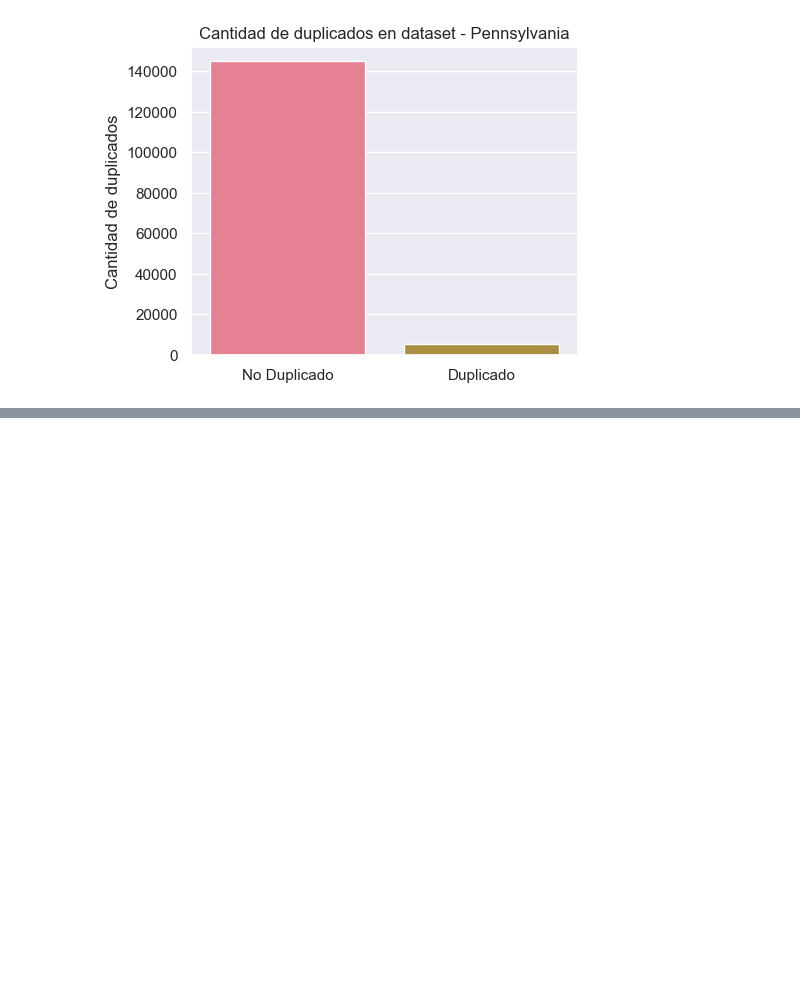
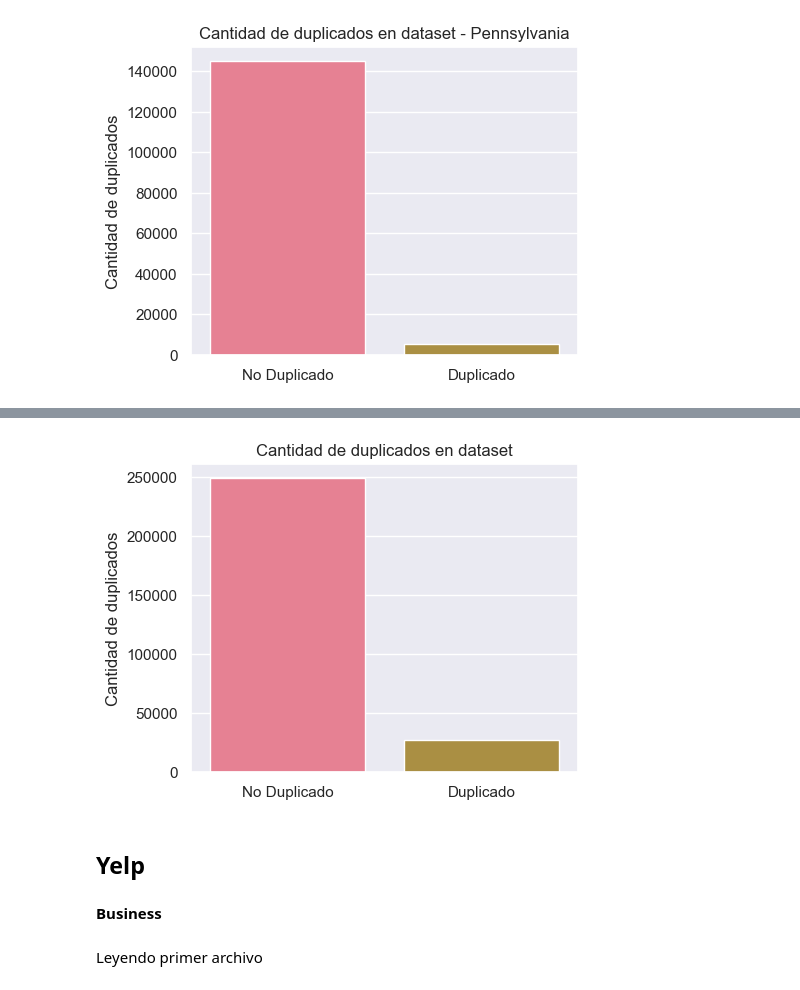
Before and after one commit to ksfajardo/PG-YELP-GMAPS, a Jupyter notebook: EDA Preliminar.ipynb, the cells around one changed output, grey strips where cells are left out. Drawn from its saved outputs; the diff is of its cells as text; code cells hidden in the pictures; blank space fills up the shorter version.

```diff
--- a/EDA Preliminar.ipynb
+++ b/EDA Preliminar.ipynb
@@ -542,0 +605,3 @@ plt.show()
+# %%
+metadata_sitios.drop(columns=['MISC', 'state','relative_results','hours','category'],inplace=True)
+duplicatesmeta = metadata_sitios.duplicated()
@@ -542,0 +612,15 @@ plt.show()
+# %%
+plt.figure(figsize=(5, 4))
+sns.countplot(x=duplicatesmeta)
+plt.title('Cantidad de duplicados en dataset')
+plt.xticks([0, 1], ['No Duplicado', 'Duplicado'])
+plt.ylabel('Cantidad de duplicados')
+plt.show()
+# %% [output]
+[figure, added]
+# %% [markdown]
+## Yelp
+# %% [markdown]
+**Business**
+# %% [markdown]
+Leyendo primer archivo
```
Also changed, not shown: parts of 58 cells of this notebook.
